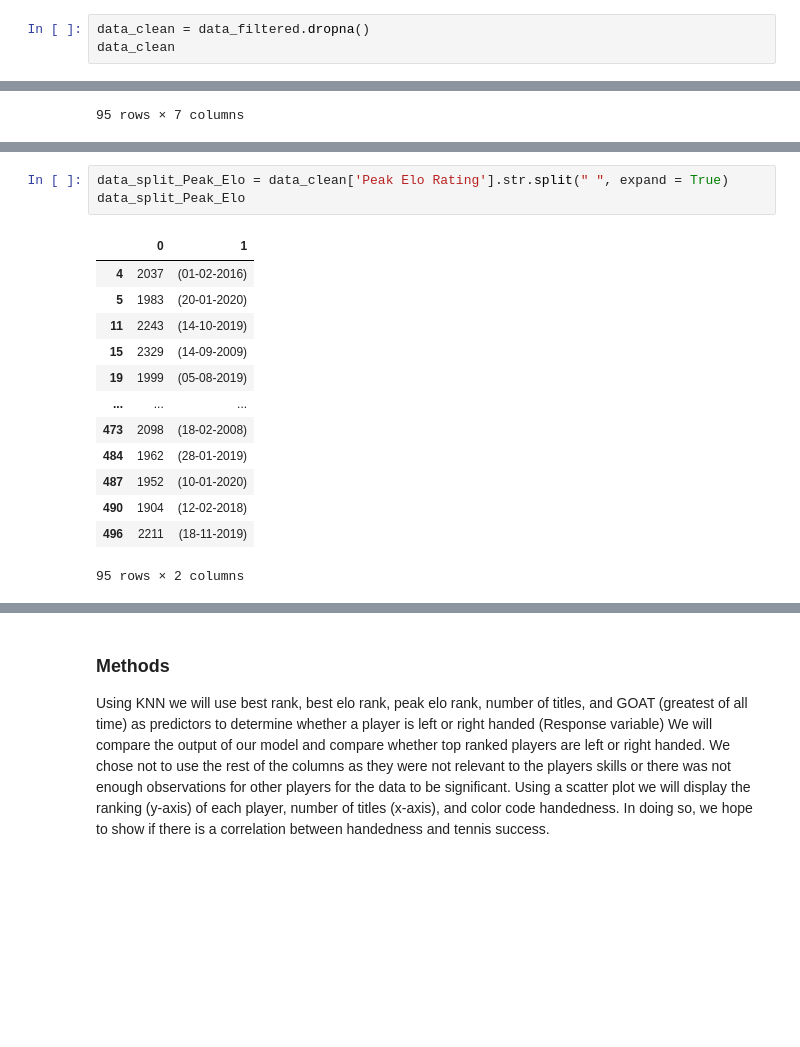
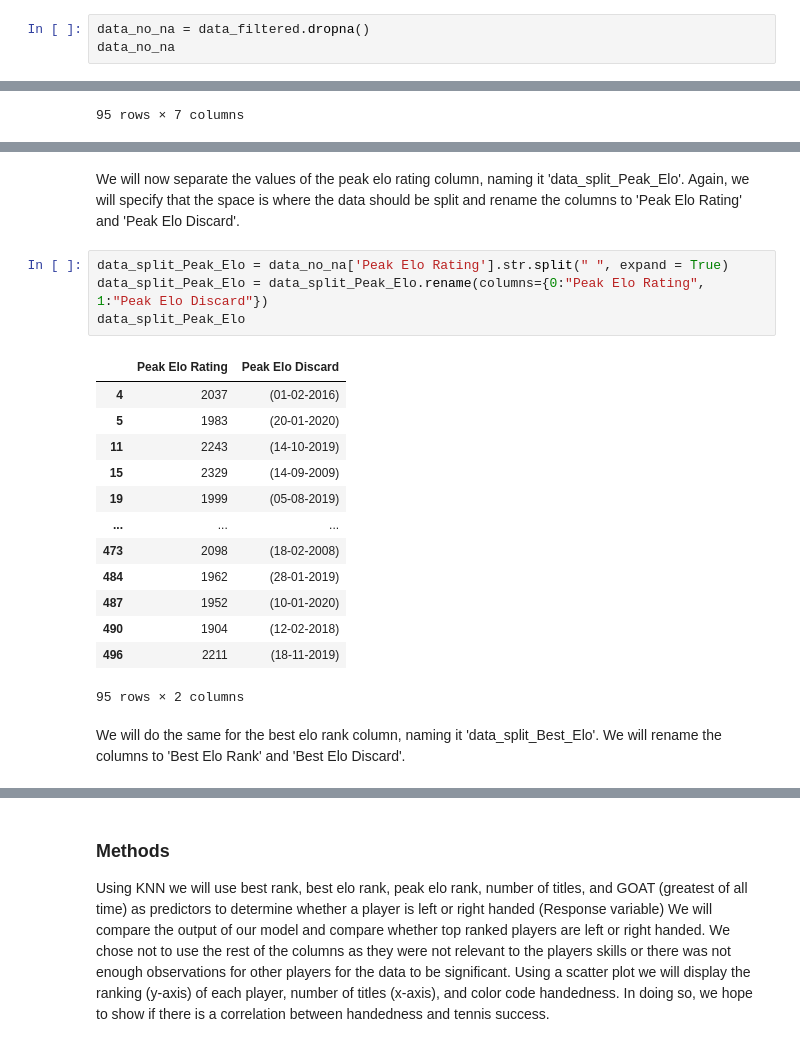
Before and after one commit to Rehnoor/Tennis_Handedness, a Jupyter notebook: Documents/project_proposal.ipynb, the cells around one changed output, grey strips where cells are left out. Drawn from its saved outputs; the diff is of its cells as text; blank space fills up the shorter version.

```diff
--- a/Documents/project_proposal.ipynb
+++ b/Documents/project_proposal.ipynb
@@ -77,6 +91,6 @@ data_filtered
 # %%
-data_clean = data_filtered.dropna()
-data_clean
+data_no_na = data_filtered.dropna()
+data_no_na
 # %% [output]
 |  | Plays | Best Rank | Prize Money | Best Elo Rank | Peak Elo Rating | Titles | GOAT Rank |
 | 4 | Right-handed | 17 (11-01-2016) | US$6,091,971 | 21 (23-03-2015) | 2037 (01-02-2016) | 4.0 | 264 (6) |
@@ -117,8 +130,11 @@ data_split_GOAT
+# %% [markdown]
+We will now separate the values of the peak elo rating column, naming it 'data_split_Peak_Elo'. Again, we will specify that the space is where the data should be split and rename the columns to 'Peak Elo Rating' and 'Peak Elo Discard'.
 # %%
-data_split_Peak_Elo = data_clean['Peak Elo Rating'].str.split(" ", expand = True)
+data_split_Peak_Elo = data_no_na['Peak Elo Rating'].str.split(" ", expand = True)
+data_split_Peak_Elo = data_split_Peak_Elo.rename(columns={0:"Peak Elo Rating", 1:"Peak Elo Discard"})
 data_split_Peak_Elo
 # %% [output]
-|  | 0 | 1 |
+|  | Peak Elo Rating | Peak Elo Discard |
 | 4 | 2037 | (01-02-2016) |
 | 5 | 1983 | (20-01-2020) |
 | 11 | 2243 | (14-10-2019) |
@@ -131,4 +147,6 @@ data_split_Peak_Elo
 | 490 | 1904 | (12-02-2018) |
 | 496 | 2211 | (18-11-2019) |
 95 rows × 2 columns
+# %% [markdown]
+We will do the same for the best elo rank column, naming it 'data_split_Best_Elo'. We will rename the columns to 'Best Elo Rank' and 'Best Elo Discard'.
 # %%
```
Also changed, not shown: parts of 15 cells of this notebook.
